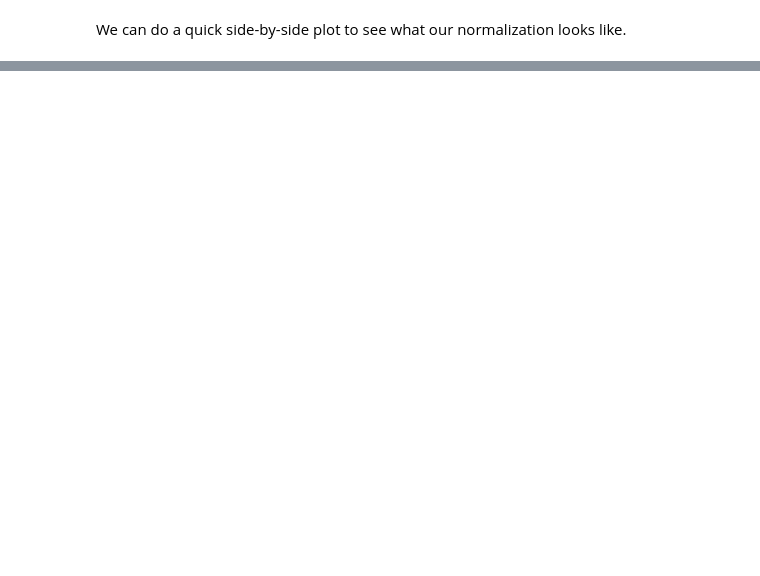
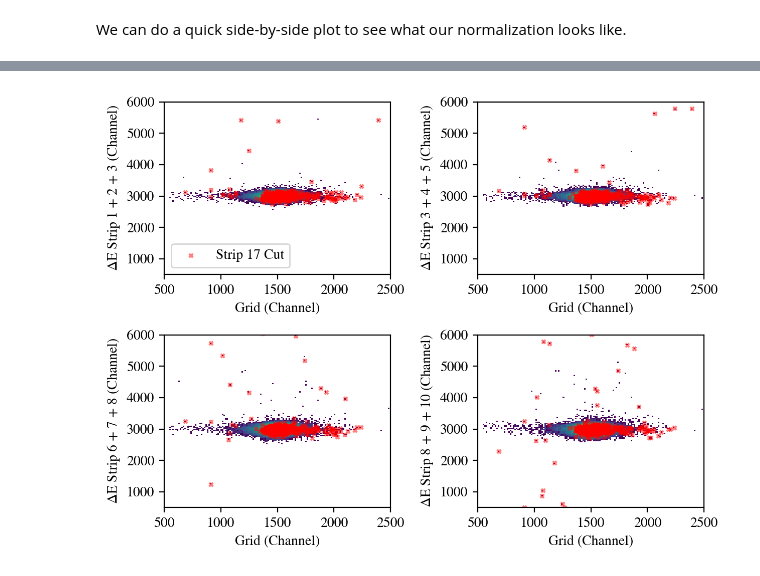
Before and after one commit to dneto1729/MUSIC_with_python, a Jupyter notebook: examples/3 - Basic Analysis and Identifying Potential Events.ipynb, the cells around one changed output, grey strips where cells are left out. Drawn from its saved outputs; the diff is of its cells as text; code cells hidden in the pictures; blank space fills up the shorter version.

```diff
--- a/examples/3 - Basic Analysis and Identifying Potential Events.ipynb
+++ b/examples/3 - Basic Analysis and Identifying Potential Events.ipynb
@@ -352,0 +362,10 @@ plt.show()
+# %%
+print('======================================================================')
+print(f'Total "Raw" events = {len(df.index)}')
+print('======================================================================')
+print(f'Total events after strip 0 cut = {len(strip_0_cut.index)}')
+print('======================================================================')
+event_cut = df_sum_norm.drop(df_sum_norm[df_sum_norm.s17 > 900.0].index, # Nothing with strip 17 larger than 900
+                             inplace=False) # Do not make cut "inplace", make a copy of original df to apply cut to
+print(f'Total events also including strip 17 cut = {len(event_cut.index)}')
+print('======================================================================')
@@ -352,0 +382,32 @@ plt.show()
+# %%
+fig, ax = plt.subplots(2,2)
+
+# Top row
+ax[0,0].hist2d(df_sum_norm['grid'], df_sum_norm.iloc[:,1:4].sum(axis=1), bins=200, norm=LogNorm())
+ax[0,0].scatter(event_cut['grid'], event_cut.iloc[:,1:4].sum(axis=1), marker='x', s=7, color='r', alpha=0.5, label='Strip 17 Cut')
+ax[0,0].legend()
+ax[0,0].set_ylabel(r'$\Delta$E Strip 1 + 2 + 3 (Channel)')
+##
+ax[0,1].hist2d(df_sum_norm['grid'], df_sum_norm.iloc[:,3:6].sum(axis=1), bins=200, norm=LogNorm())
+ax[0,1].scatter(event_cut['grid'], event_cut.iloc[:,3:6].sum(axis=1), marker='x', s=7, color='r', alpha=0.5)
+ax[0,1].set_ylabel(r'$\Delta$E Strip 3 + 4 + 5 (Channel)')
+# Bottom row
+ax[1,0].hist2d(df_sum_norm['grid'], df_sum_norm.iloc[:,6:9].sum(axis=1), bins=200, norm=LogNorm())
+ax[1,0].scatter(event_cut['grid'], event_cut.iloc[:,6:9].sum(axis=1), marker='x', s=7, color='r', alpha=0.5)
+ax[1,0].set_ylabel(r'$\Delta$E Strip 6 + 7 + 8 (Channel)')
+##
+ax[1,1].hist2d(df_sum_norm['grid'], df_sum_norm.iloc[:,8:11].sum(axis=1), bins=200, norm=LogNorm())
+ax[1,1].scatter(event_cut['grid'], event_cut.iloc[:,8:11].sum(axis=1), marker='x', s=7, color='r', alpha=0.5)
+ax[1,1].set_ylabel(r'$\Delta$E Strip 8 + 9 + 10 (Channel)')
+
+for i in (0,1):
+    for j in (0,1):
+        ax[i,j].set_xlabel('Grid (Channel)')
+        ax[i,j].set_xlim(500, 2500)
+        ax[i,j].set_ylim(500, 6000)
+
+
+plt.tight_layout()
+plt.show()
+# %% [output]
+[figure, added]
```
Also changed, not shown: parts of 10 cells of this notebook.
